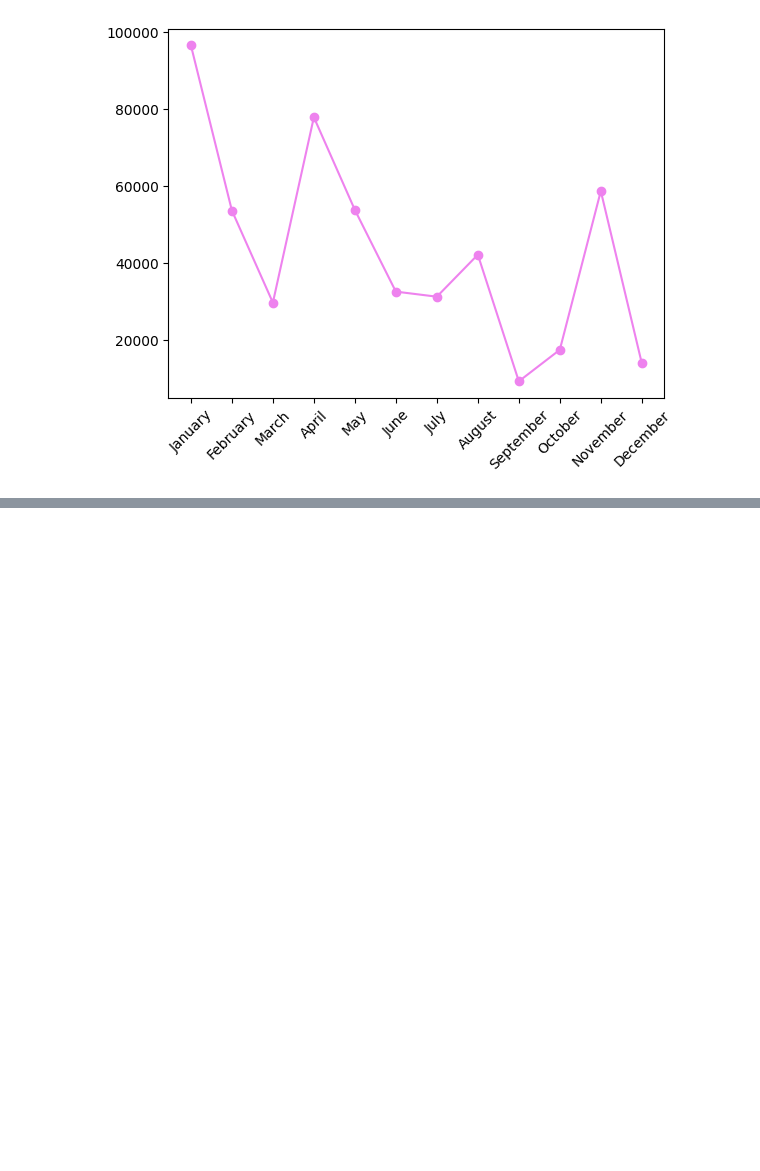
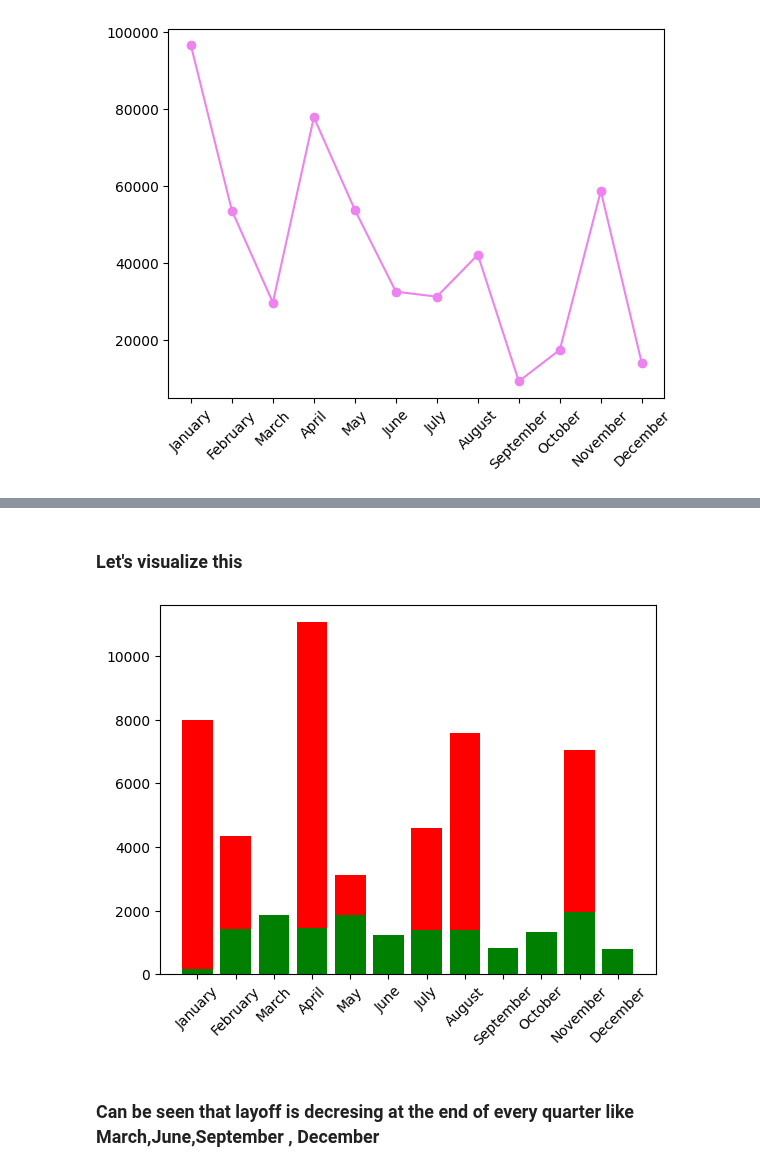
Before and after one commit to neerajcodes888/Recent-Layoffs-Case-Study, a Jupyter notebook: study.ipynb, the cells around one changed output, grey strips where cells are left out. Saved outputs shown, nothing was run; the diff lists cells and outputs as text; code cells hidden in the pictures; blank space fills up the shorter version.

```diff
--- a/study.ipynb
+++ b/study.ipynb
@@ -329,0 +350,13 @@ plt.show()
+# %% [markdown]
+### Let's visualize this
+# %%
+lc = data.groupby([data['date'].dt.month, data['date'].dt.month_name()])['total_laid_off'].rolling(window=2).mean()
+
+x, y = lc.index.get_level_values(1), lc.values
+plt.bar(x, y, color=['green' if val < 2000 else 'red' for val in y])
+plt.xticks(rotation=45)
+plt.show()
+# %% [output]
+[figure, added]
+# %% [markdown]
+### Can be seen that layoff is decresing at the end of every quarter like March,June,September , December
```
Also changed, not shown: parts of 3 cells of this notebook.
